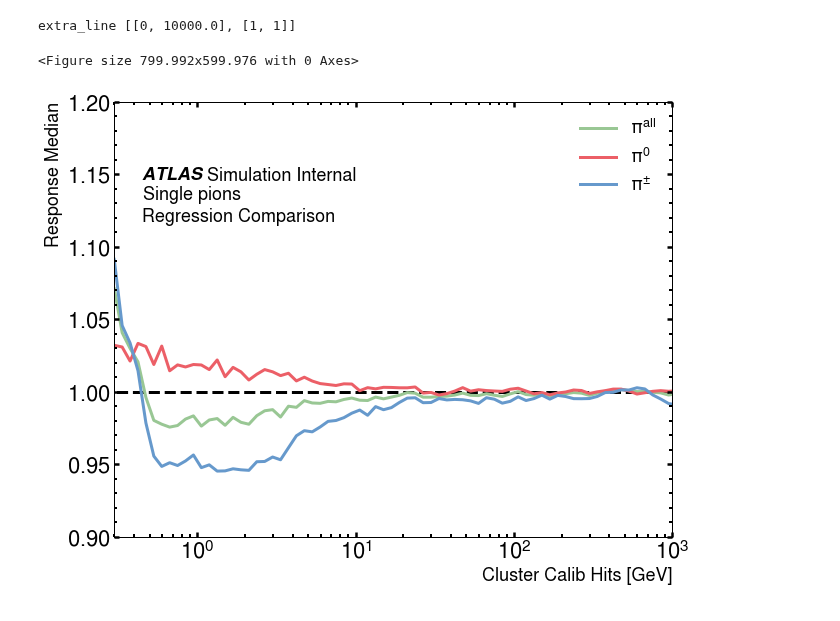
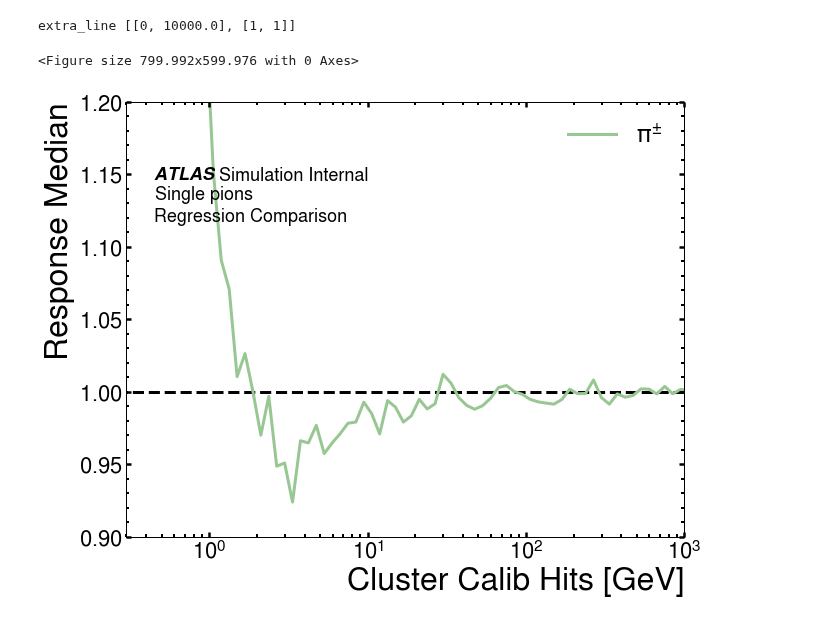
Before and after one commit to atlas-calo-ml/gn4pions_eastbay, a Jupyter notebook: analysis_example.ipynb, the cells around one changed output. Drawn from its saved outputs; the diff is of its cells as text; code cells hidden in the pictures.

```diff
--- a/analysis_example.ipynb
+++ b/analysis_example.ipynb
@@ -29,3 +47,5 @@ data_dir = 'results/weightedRegress_20211127/' # Piyush's results
+# %%
+data_dir = 'results/tracks_regression_20220301/'
 # %%
 pion_list = ['pion']
 sym_list = ['+-',]
@@ -182,8 +201,15 @@ def make_response_plot(y_true, y_pred, pion_label, f_name=''):
 # %%
 c_map = sns.color_palette("Blues")
 
-pion_list = ['$\pi^{all}$', '$\pi^{0}$', '$\pi^{\pm}$']
-sym_list = ['', '0', '+-']
+pion_list = [
+#     '$\pi^{all}$',
+#              '$\pi^{0}$',
+             '$\pi^{\pm}$']
+sym_list = [
+#     '',
+#             '0',
+            '+-'
+           ]
 blues = matplotlib.cm.Blues_r(np.linspace(0,1,20))
 oranges = matplotlib.cm.Oranges_r(np.linspace(0,1,20))
 
@@ -224,18 +243,22 @@ PearsonR:0.997, SpearmanR:0.989, MSE:357.337, MAE:5.212
 # %%
 pu.lineOverlay(xcenter=xcenter, lines=response_median,  # [iqrOverMedpi0, iqrOverMedpiplus, iqrOverMedpiminus],
-                labels = [r'$\pi^{all}$', r'$\pi^{0}$', r'$\pi^{\pm}$'],
+                labels = [
+#                     r'$\pi^{all}$',
+#                     r'$\pi^{0}$',
+                    r'$\pi^{\pm}$'
+                ],
                 xlabel = 'Cluster Calib Hits [GeV]', ylabel = 'Response Median',
                 figfile = '', # medResponse_gnBlock.png',
                 y_max=1.2, y_min=.9, x_min = .3, colorgrouping=0,
                 extra_lines= [[[0, 10e3], [1, 1]]],
                 linestyles = ['solid', 'solid', 'solid'], # , 'dashed',],
                 atlas_x = 0.05, atlas_y = 0.85, simulation = True,
                 textlist = [{'x': 0.05, 'y': 0.775, 'text': 'Single $pions$'},
                             {'x': 0.05, 'y': 0.725,  'text': 'Regression Comparison'}])
 # %% [output]
 extra_line [[0, 10000.0], [1, 1]]
 <Figure size 799.992x599.976 with 0 Axes>
-[figure, old version]
+[figure, new version]
 # %%
 def make_hist_plot(y_true, y_pred, pion_label, f_name=None):
     print('Wasserstein distance: {:.3f}'.format(wasserstein_distance(y_true, y_pred)))
```
Also changed, not shown: parts of 14 cells of this notebook, 5 other files.
